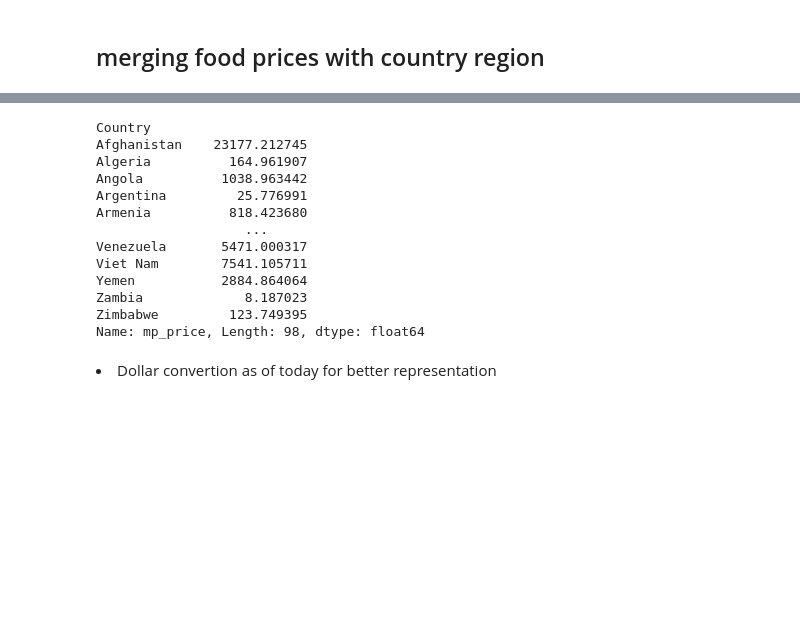
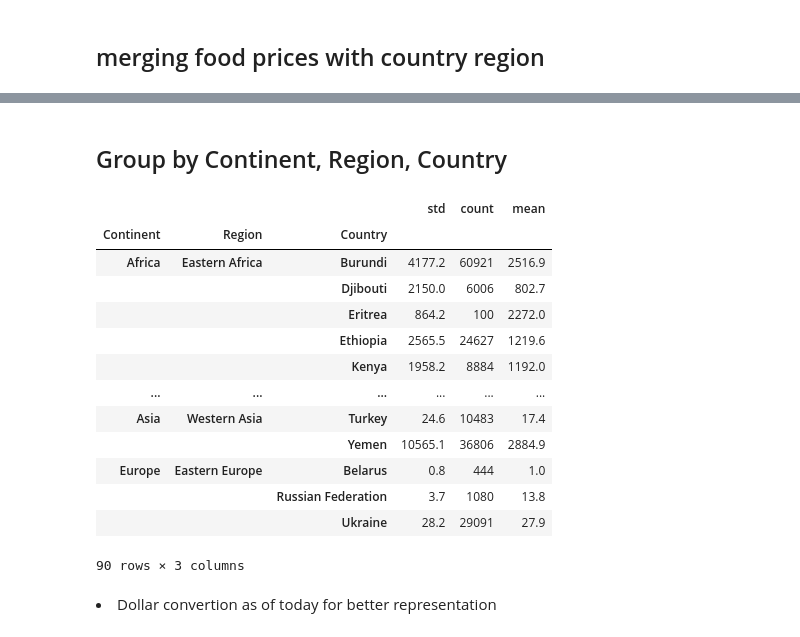
Before and after one commit to MaxSMCON/Group_2, a Jupyter notebook: Group_2_Stats.ipynb, the cells around one changed output, grey strips where cells are left out. Saved outputs shown, nothing was run; the diff lists cells and outputs as text; code cells hidden in the pictures; blank space fills up the shorter version.

```diff
--- a/Group_2_Stats.ipynb
+++ b/Group_2_Stats.ipynb
@@ -216,21 +220,24 @@ mp_commoditysource    2053262
 Continent              170050
 Region                 170050
 dtype: int64
+# %% [markdown]
+## Group by Continent, Region, Country
 # %%
-df.groupby(['Country'])['mp_price'].mean()
+df5.groupby(['Continent', 'Region', 'Country'])['mp_price'].agg({'mean', 'count', 'std'}).round(1)
 # %% [output]
+|  |  |  | std | count | mean |
+| Continent | Region | Country |  |  |  |
+| Africa | Eastern Africa | Burundi | 4177.2 | 60921 | 2516.9 |
+|  |  | Djibouti | 2150.0 | 6006 | 802.7 |
+|  |  | Eritrea | 864.2 | 100 | 2272.0 |
+|  |  | Ethiopia | 2565.5 | 24627 | 1219.6 |
+|  |  | Kenya | 1958.2 | 8884 | 1192.0 |
+| ... | ... | ... | ... | ... | ... |
+| Asia | Western Asia | Turkey | 24.6 | 10483 | 17.4 |
+|  |  | Yemen | 10565.1 | 36806 | 2884.9 |
+| Europe | Eastern Europe | Belarus | 0.8 | 444 | 1.0 |
+|  |  | Russian Federation | 3.7 | 1080 | 13.8 |
+|  |  | Ukraine | 28.2 | 29091 | 27.9 |
-Country
-Afghanistan    23177.212745
-Algeria          164.961907
-Angola          1038.963442
-Argentina         25.776991
-Armenia          818.423680
-                   ...
-Venezuela       5471.000317
-Viet Nam        7541.105711
-Yemen           2884.864064
-Zambia             8.187023
-Zimbabwe         123.749395
-Name: mp_price, Length: 98, dtype: float64
+90 rows × 3 columns
 # %% [markdown]
 <li> Dollar convertion as of today for better representation
```
Also changed, not shown: parts of 7 cells of this notebook.
